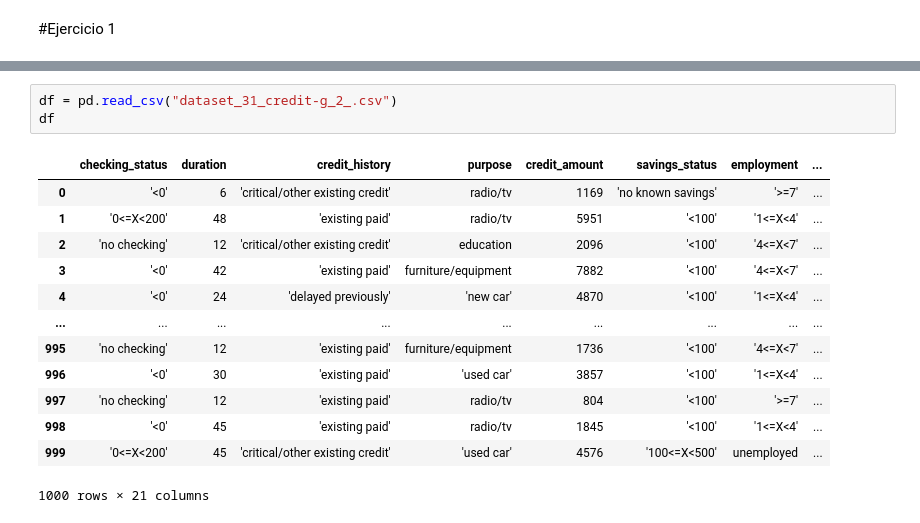
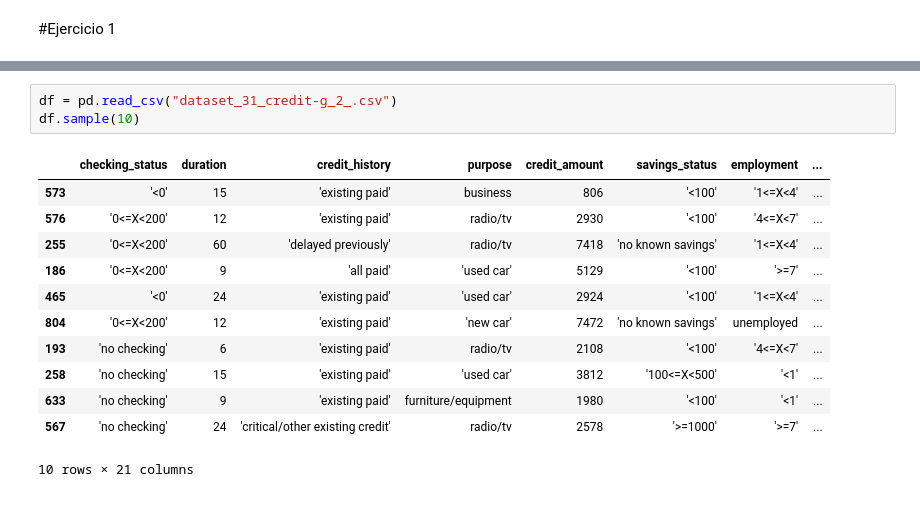
Before and after one commit to vmcarranzam/labsl1, a Jupyter notebook: Examen_Parcial_1.ipynb, the cells around one changed output, grey strips where cells are left out. Drawn from its saved outputs; the diff is of its cells as text.

```diff
--- a/Examen_Parcial_1.ipynb
+++ b/Examen_Parcial_1.ipynb
@@ -88,17 +96,16 @@ import sklearn
 # %%
 df = pd.read_csv("dataset_31_credit-g_2_.csv")
-df
+df.sample(10)
 # %% [output]
 |  | checking_status | duration | credit_history | purpose | credit_amount | savings_status | employment | ... |
-| 0 | '<0' | 6 | 'critical/other existing credit' | radio/tv | 1169 | 'no known savings' | '>=7' | ... |
-| 1 | '0<=X<200' | 48 | 'existing paid' | radio/tv | 5951 | '<100' | '1<=X<4' | ... |
-| 2 | 'no checking' | 12 | 'critical/other existing credit' | education | 2096 | '<100' | '4<=X<7' | ... |
-| 3 | '<0' | 42 | 'existing paid' | furniture/equipment | 7882 | '<100' | '4<=X<7' | ... |
-| 4 | '<0' | 24 | 'delayed previously' | 'new car' | 4870 | '<100' | '1<=X<4' | ... |
-| ... | ... | ... | ... | ... | ... | ... | ... | ... |
-| 995 | 'no checking' | 12 | 'existing paid' | furniture/equipment | 1736 | '<100' | '4<=X<7' | ... |
-| 996 | '<0' | 30 | 'existing paid' | 'used car' | 3857 | '<100' | '1<=X<4' | ... |
-| 997 | 'no checking' | 12 | 'existing paid' | radio/tv | 804 | '<100' | '>=7' | ... |
-| 998 | '<0' | 45 | 'existing paid' | radio/tv | 1845 | '<100' | '1<=X<4' | ... |
-| 999 | '0<=X<200' | 45 | 'critical/other existing credit' | 'used car' | 4576 | '100<=X<500' | unemployed | ... |
+| 573 | '<0' | 15 | 'existing paid' | business | 806 | '<100' | '1<=X<4' | ... |
+| 576 | '0<=X<200' | 12 | 'existing paid' | radio/tv | 2930 | '<100' | '4<=X<7' | ... |
+| 255 | '0<=X<200' | 60 | 'delayed previously' | radio/tv | 7418 | 'no known savings' | '1<=X<4' | ... |
+| 186 | '0<=X<200' | 9 | 'all paid' | 'used car' | 5129 | '<100' | '>=7' | ... |
+| 465 | '<0' | 24 | 'existing paid' | 'used car' | 2924 | '<100' | '1<=X<4' | ... |
+| 804 | '0<=X<200' | 12 | 'existing paid' | 'new car' | 7472 | 'no known savings' | unemployed | ... |
+| 193 | 'no checking' | 6 | 'existing paid' | radio/tv | 2108 | '<100' | '4<=X<7' | ... |
+| 258 | 'no checking' | 15 | 'existing paid' | 'used car' | 3812 | '100<=X<500' | '<1' | ... |
+| 633 | 'no checking' | 9 | 'existing paid' | furniture/equipment | 1980 | '<100' | '<1' | ... |
+| 567 | 'no checking' | 24 | 'critical/other existing credit' | radio/tv | 2578 | '>=1000' | '>=7' | ... |
-1000 rows × 21 columns
+10 rows × 21 columns
```
Also changed, not shown: parts of 34 cells of this notebook.
